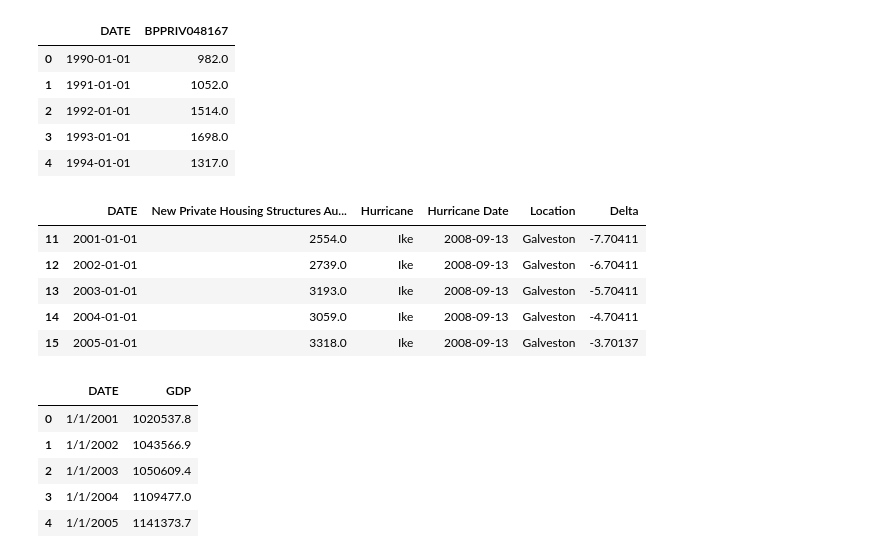
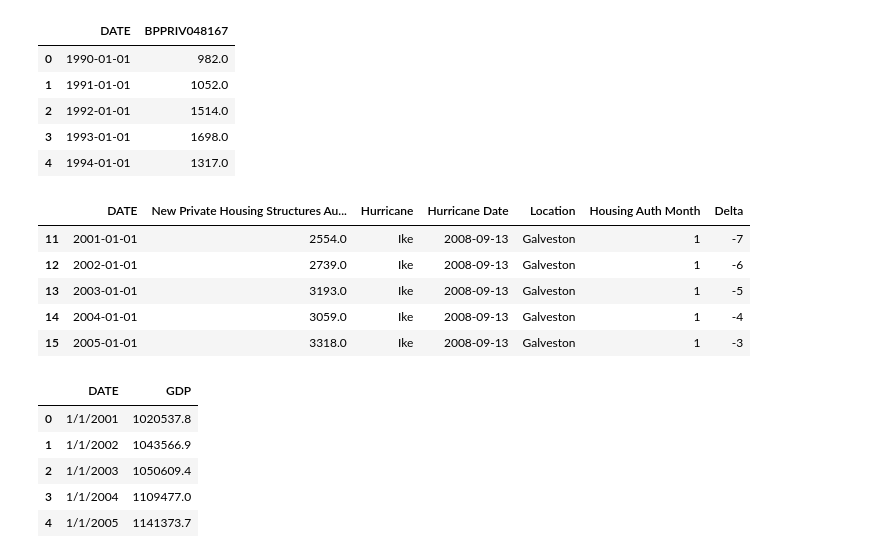
Before and after one commit to mchrzanowski27/Project1, a Jupyter notebook: Project 1 Data Ike.ipynb, the cells around one changed output. Saved outputs shown, nothing was run; the diff lists cells and outputs as text; code cells hidden in the pictures.

```diff
--- a/Project 1 Data Ike.ipynb
+++ b/Project 1 Data Ike.ipynb
@@ -66,33 +70,36 @@ Ike_HousingAuthorized_df.head()
 # %%
 # remove rows prior to 1990
 
 Ike_HousingAuthorized_df['DATE'] = pd.to_datetime(Ike_HousingAuthorized_df['DATE'])
 
 Ike_HousingAuthorized_df = Ike_HousingAuthorized_df[Ike_HousingAuthorized_df["DATE"] >= '2001-01-01']
 
 #Add hurricane, year, location
 
 Ike_HousingAuthorized_df[['Hurricane','Hurricane Date','Location']] = pd.DataFrame([['Ike','2008-09-13','Galveston']], index = Ike_HousingAuthorized_df.index)
 
 Ike_HousingAuthorized_df['Hurricane Date'] = pd.to_datetime(Ike_HousingAuthorized_df['Hurricane Date'])
 
+Ike_HousingAuthorized_df['Housing Auth Month'] = pd.to_datetime(Ike_HousingAuthorized_df['DATE'],format='%Y%m%d')
+
+Ike_HousingAuthorized_df['Housing Auth Month'] = Ike_HousingAuthorized_df['Housing Auth Month'].dt.month
 
 #We will need to show data from multiple years, so delta from hurricane best option
 Ike_HousingAuthorized_df['Delta'] = ((Ike_HousingAuthorized_df['DATE'] - Ike_HousingAuthorized_df['Hurricane Date']).dt.days/365)
 
-Ike_HousingAuthorized_df['Delta'] = Ike_HousingAuthorized_df['Delta'].astype(float)
+Ike_HousingAuthorized_df['Delta'] = Ike_HousingAuthorized_df['Delta'].astype(int)
 
 #Rename column
 Ike_HousingAuthorized_df = Ike_HousingAuthorized_df.rename(columns={'BPPRIV048167': 'New Private Housing Structures Authorized'})
 
 Ike_HousingAuthorized_df.head()
 # %% [output]
-|  | DATE | New Private Housing Structures Au... | Hurricane | Hurricane Date | Location | Delta |
-| 11 | 2001-01-01 | 2554.0 | Ike | 2008-09-13 | Galveston | -7.70411 |
-| 12 | 2002-01-01 | 2739.0 | Ike | 2008-09-13 | Galveston | -6.70411 |
-| 13 | 2003-01-01 | 3193.0 | Ike | 2008-09-13 | Galveston | -5.70411 |
-| 14 | 2004-01-01 | 3059.0 | Ike | 2008-09-13 | Galveston | -4.70411 |
-| 15 | 2005-01-01 | 3318.0 | Ike | 2008-09-13 | Galveston | -3.70137 |
+|  | DATE | New Private Housing Structures Au... | Hurricane | Hurricane Date | Location | Housing Auth Month | Delta |
+| 11 | 2001-01-01 | 2554.0 | Ike | 2008-09-13 | Galveston | 1 | -7 |
+| 12 | 2002-01-01 | 2739.0 | Ike | 2008-09-13 | Galveston | 1 | -6 |
+| 13 | 2003-01-01 | 3193.0 | Ike | 2008-09-13 | Galveston | 1 | -5 |
+| 14 | 2004-01-01 | 3059.0 | Ike | 2008-09-13 | Galveston | 1 | -4 |
+| 15 | 2005-01-01 | 3318.0 | Ike | 2008-09-13 | Galveston | 1 | -3 |
 # %%
 #import Econ data from Houston
 
```
Also changed, not shown: parts of 4 cells of this notebook, 6 other files.
